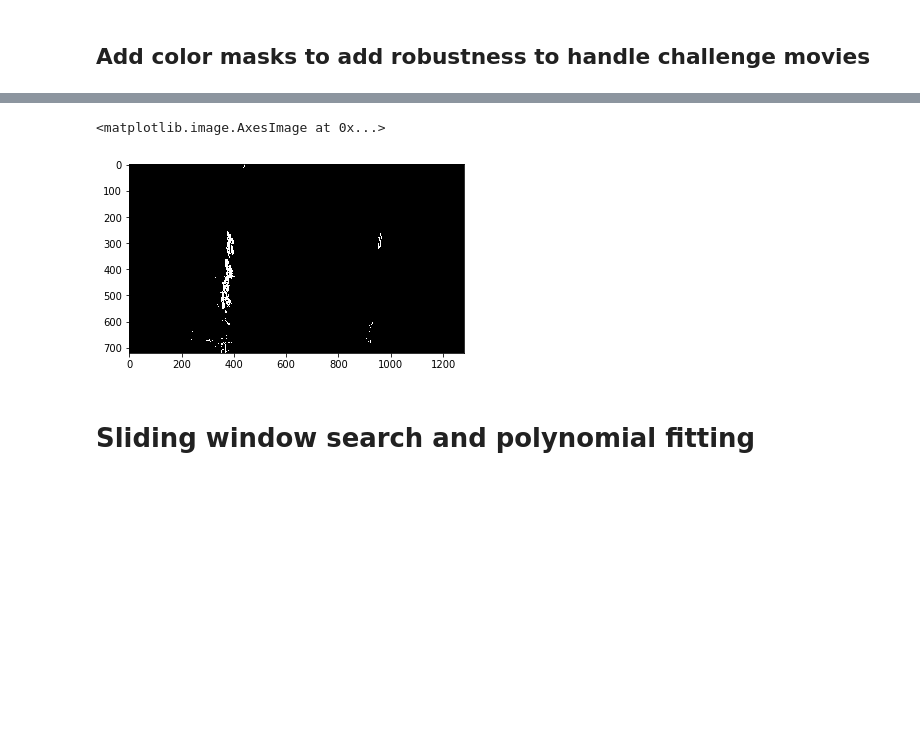
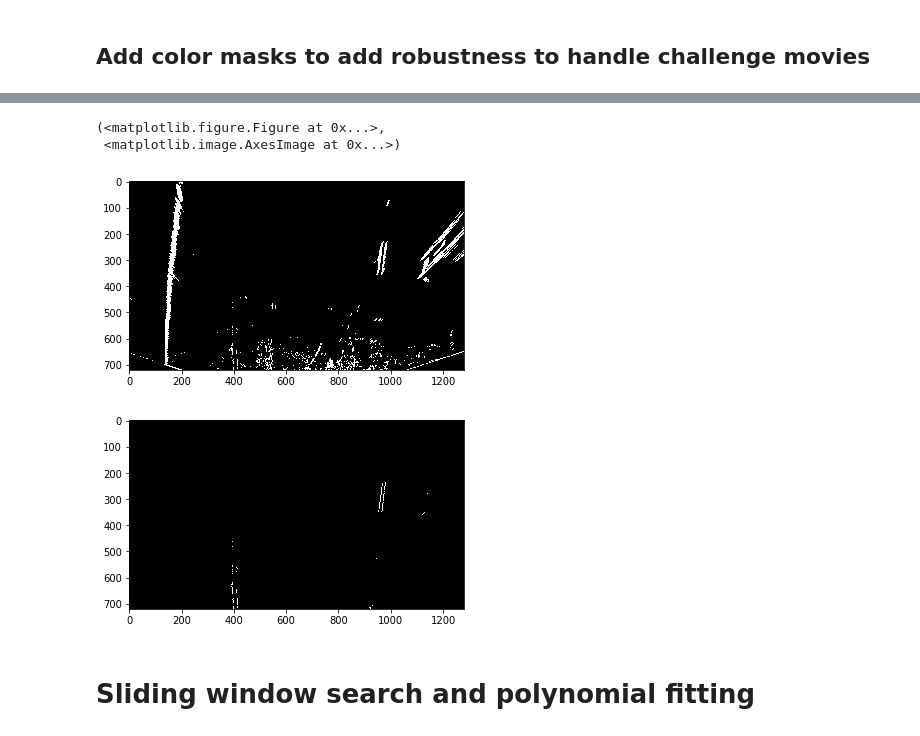
Before and after one commit to trivus/CarND-Advanced-Lane-Lines, a Jupyter notebook: advanced lane project.ipynb, the cells around one changed output, grey strips where cells are left out. Cells and saved outputs as stored; diff of their text form; code cells hidden in the pictures; blank space fills up the shorter version.

```diff
--- a/advanced lane project.ipynb
+++ b/advanced lane project.ipynb
@@ -43,7 +43,7 @@ ax2.imshow(dst)
 Get bird's view of the road from camera image
 # %%
 img_list = sorted(glob.glob('./test_images/*.jpg'))
-img_index = 7
+img_index = 3
 # %%
 fig, (ax1, ax2, ax3) = plt.subplots(1,3, figsize=(15, 30))
 
@@ -121,12 +121,15 @@ plt.imshow(color_mask, 'gray')
 # %%
-# sobel = abs_sobel_thresh(gray, orient='x', sobel_kernel=5, thresh=(15, 25))
-sobel = mag_thresh(gray, thresh=(5, 25))
+sobel = abs_sobel_thresh(gray, orient='x', sobel_kernel=5, thresh=(25, 255))
+# sobel = mag_thresh(gray, thresh=(5, 25))
 combined = np.zeros_like(sobel)
 combined[(sobel == 1) & (color_mask == 1)] = 1
-plt.imshow(combined, 'gray')
+plt.imshow(sobel, 'gray')
+plt.figure(), plt.imshow(combined, 'gray')
 # %% [output]
-<matplotlib.image.AxesImage at 0x...>
+(<matplotlib.figure.Figure at 0x...>,
+ <matplotlib.image.AxesImage at 0x...>)
-[figure, old version]
+[figure, new version]
+[figure, added]
 # %% [markdown]
 # Sliding window search and polynomial fitting
 # %%
```
Also changed, not shown: parts of 7 cells of this notebook, 2 other files.
